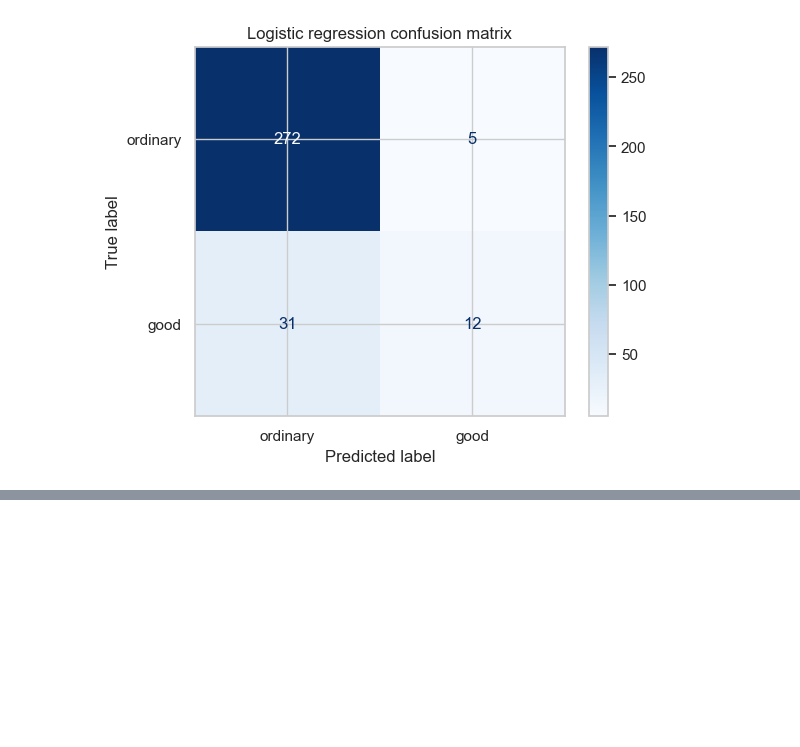
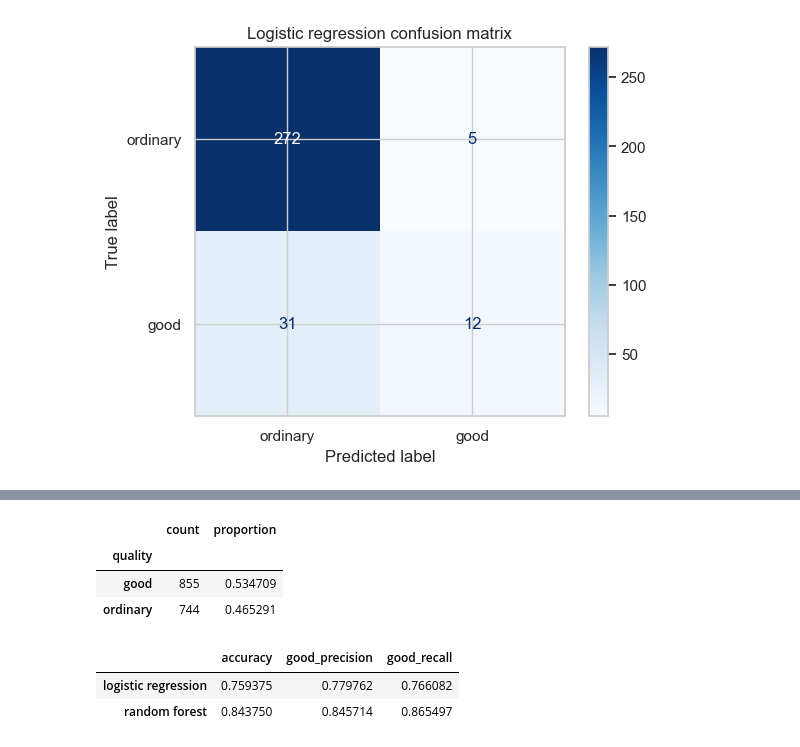
Before and after one commit to codingalzi/code-workout-datasci, a Jupyter notebook: ml_classification.ipynb, the cells around one changed output, grey strips where cells are left out. Cells and saved outputs as stored; diff of their text form; code cells hidden in the pictures; blank space fills up the shorter version.

```diff
--- a/ml_classification.ipynb
+++ b/ml_classification.ipynb
@@ -774,0 +806,56 @@ plt.show()
+# %%
+from sklearn.base import clone
+
+# quality가 6 이상이면 good으로 지정
+y_6 = (wine_df["quality"] >= 6).map({True: "good", False: "ordinary"})
+X_6 = wine_df.drop(columns=["quality", "quality_label"])
+
+# 새로운 타깃의 클래스 비율을 유지하도록 다시 분할
+X_train_6, X_test_6, y_train_6, y_test_6 = train_test_split(
+    X_6,
+    y_6,
+    test_size=0.2,
+    stratify=y_6,
+    random_state=42,
+)
+
+# 기존 모델을 복제하여 6점 기준 타깃으로 다시 훈련
+logistic_pipeline_6 = clone(logistic_pipeline)
+forest_model_6 = clone(forest_model)
+
+logistic_pipeline_6.fit(X_train_6, y_train_6)
+forest_model_6.fit(X_train_6, y_train_6)
+
+# 새로운 타깃에 대한 예측 및 모델 비교
+logistic_pred_6 = logistic_pipeline_6.predict(X_test_6)
+forest_pred_6 = forest_model_6.predict(X_test_6)
+
+# 클래스 분포와 모델 성능 비교
+class_distribution_6 = y_6.value_counts().to_frame("count")
+class_distribution_6["proportion"] = y_6.value_counts(normalize=True)
+
+model_comparison_6 = pd.DataFrame({
+    "accuracy": [
+        accuracy_score(y_test_6, logistic_pred_6),
+        accuracy_score(y_test_6, forest_pred_6),
+    ],
+    "good_precision": [
+        precision_score(y_test_6, logistic_pred_6, pos_label="good"),
+        precision_score(y_test_6, forest_pred_6, pos_label="good"),
+    ],
+    "good_recall": [
+        recall_score(y_test_6, logistic_pred_6, pos_label="good"),
+        recall_score(y_test_6, forest_pred_6, pos_label="good"),
+    ],
+}, index=["logistic regression", "random forest"])
+
+display(class_distribution_6)
+display(model_comparison_6)
+# %% [output]
+|  | count | proportion |
+| quality |  |  |
+| good | 855 | 0.534709 |
+| ordinary | 744 | 0.465291 |
+|  | accuracy | good_precision | good_recall |
+| logistic regression | 0.759375 | 0.779762 | 0.766082 |
+| random forest | 0.843750 | 0.845714 | 0.865497 |
```
Also changed, not shown: parts of 61 cells of this notebook, 1 other file.
